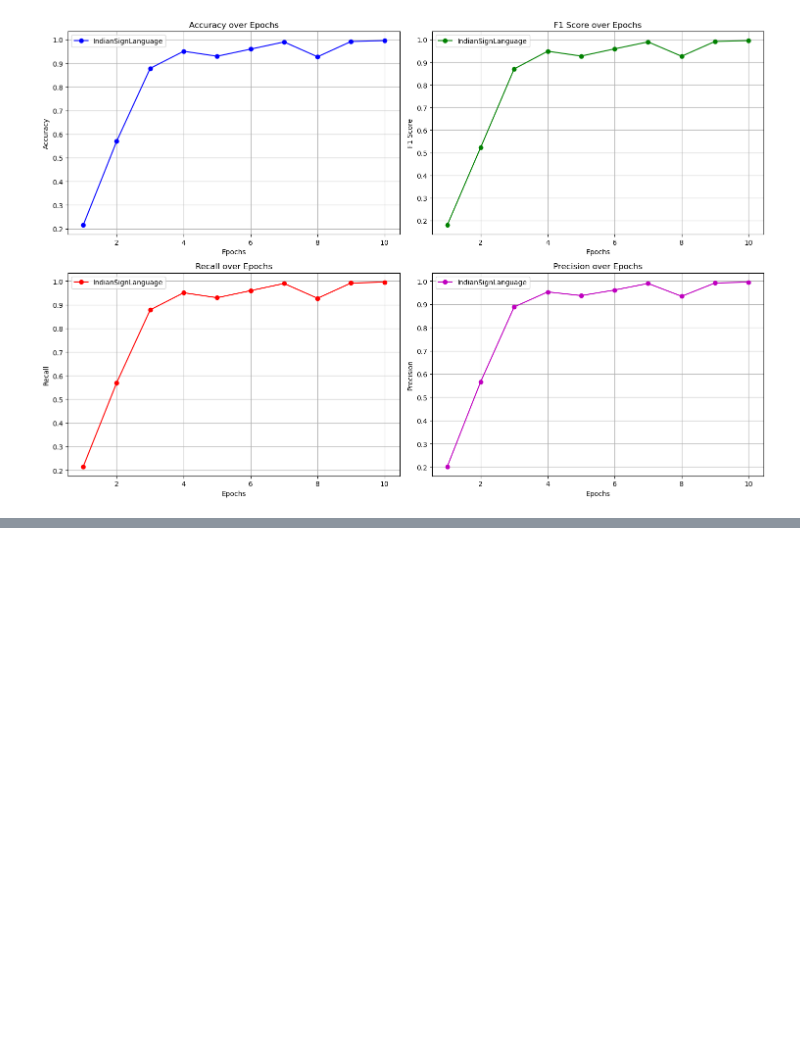
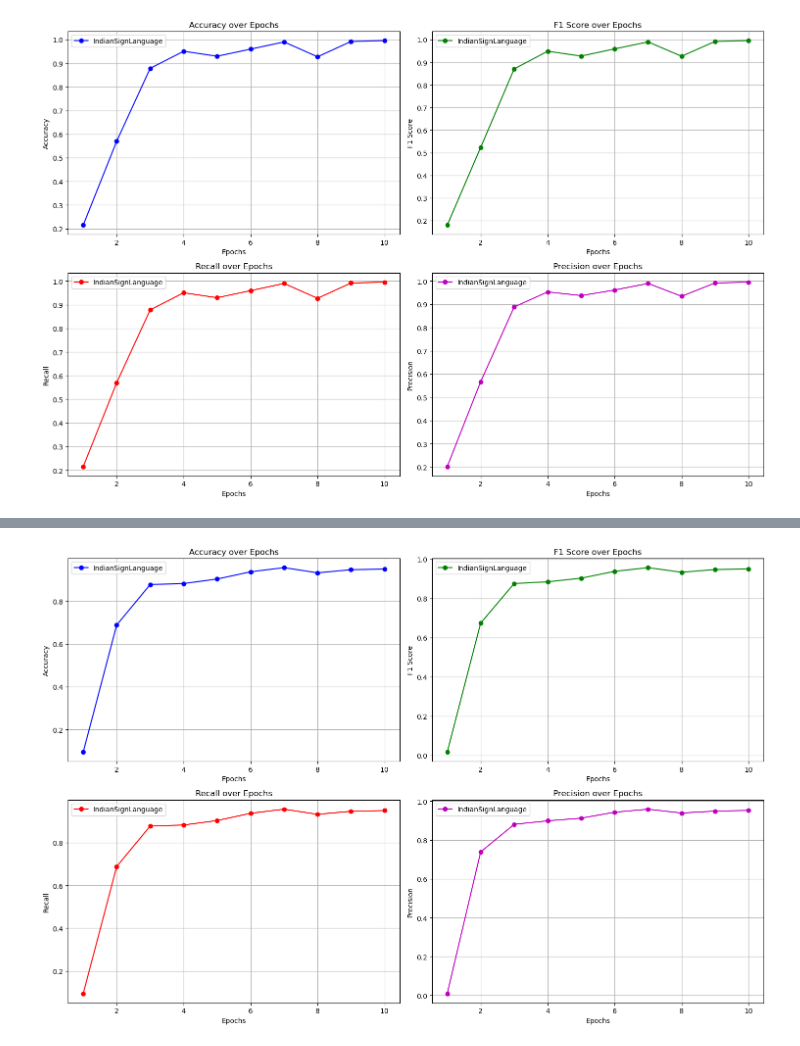
Before and after one commit to daivik1515/Sign-Language-Gesture-Classification, a Jupyter notebook: VGG11.ipynb, the cells around one changed output, grey strips where cells are left out. Cells and saved outputs as stored; diff of their text form; code cells hidden in the pictures; blank space fills up the shorter version.

```diff
--- a/VGG11.ipynb
+++ b/VGG11.ipynb
@@ -471,0 +620,11 @@ my_plot(epochs, accuracy_arr[0], f1_arr[0], recall_arr[0], precision_arr[0], 'In
+# %%
+# Set the random seed
+# torch.manual_seed(42)
+# Split dataset into train and test
+train_size = int(0.7 * len(dataset))
+test_size = len(dataset) - train_size
+train_dataset, test_dataset = random_split(dataset, [train_size, test_size])
+
+# Create data loaders
+train_loader = torch.utils.data.DataLoader(train_dataset, batch_size=64, shuffle=True)
+test_loader = torch.utils.data.DataLoader(test_dataset, batch_size=64, shuffle=False)
@@ -471,0 +708,54 @@ my_plot(epochs, accuracy_arr[0], f1_arr[0], recall_arr[0], precision_arr[0], 'In
+# %%
+import matplotlib.pyplot as plt
+
+# Define the number of epochs
+epochs = range(1, 11)  # Assuming you have 10 epochs
+
+# Plotting function for a single dataset
+def my_plot(epochs, accuracy_arr, f1_arr, recall_arr, precision_arr, label):
+    plt.figure(figsize=(15, 10))
+
+    # Plot Accuracy
+    plt.subplot(2, 2, 1)
+    plt.plot(epochs, accuracy_arr, label='DigitsGesture', marker='o', color='b')
+    plt.title('Accuracy over Epochs')
+    plt.xlabel('Epochs')
+    plt.ylabel('Accuracy')
+    plt.legend()
+    plt.grid(True)
+
+    # Plot F1 Score
+    plt.subplot(2, 2, 2)
+    plt.plot(epochs, f1_arr, label='IndianSignLanguage', marker='o', color='g')
+    plt.title('F1 Score over Epochs')
+    plt.xlabel('Epochs')
+    plt.ylabel('F1 Score')
+    plt.legend()
+    plt.grid(True)
+
+    # Plot Recall
+    plt.subplot(2, 2, 3)
+    plt.plot(epochs, recall_arr, label='IndianSignLanguage', marker='o', color='r')
+    plt.title('Recall over Epochs')
+    plt.xlabel('Epochs')
+    plt.ylabel('Recall')
+    plt.legend()
+    plt.grid(True)
+
+    # Plot Precision
+    plt.subplot(2, 2, 4)
+    plt.plot(epochs, precision_arr, label='IndianSignLanguage', marker='o', color='m')
+    plt.title('Precision over Epochs')
+    plt.xlabel('Epochs')
+    plt.ylabel('Precision')
+    plt.legend()
+    plt.grid(True)
+
+    # Adjust layout and show the plots
+    plt.tight_layout()
+    plt.show()
+
+# Call the function to plot
+my_plot(epochs, accuracy_arr[1], f1_arr[1], recall_arr[1], precision_arr[1], 'DigitsGesture')
+# %% [output]
+[figure, added]
```
Also changed, not shown: parts of 4 cells of this notebook.
